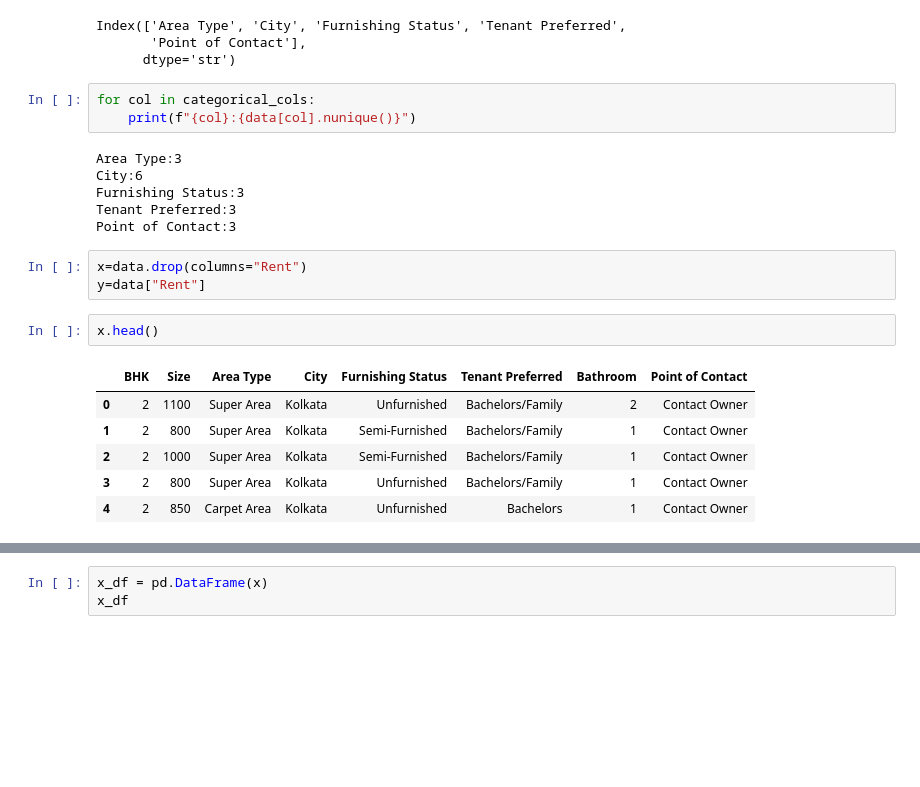
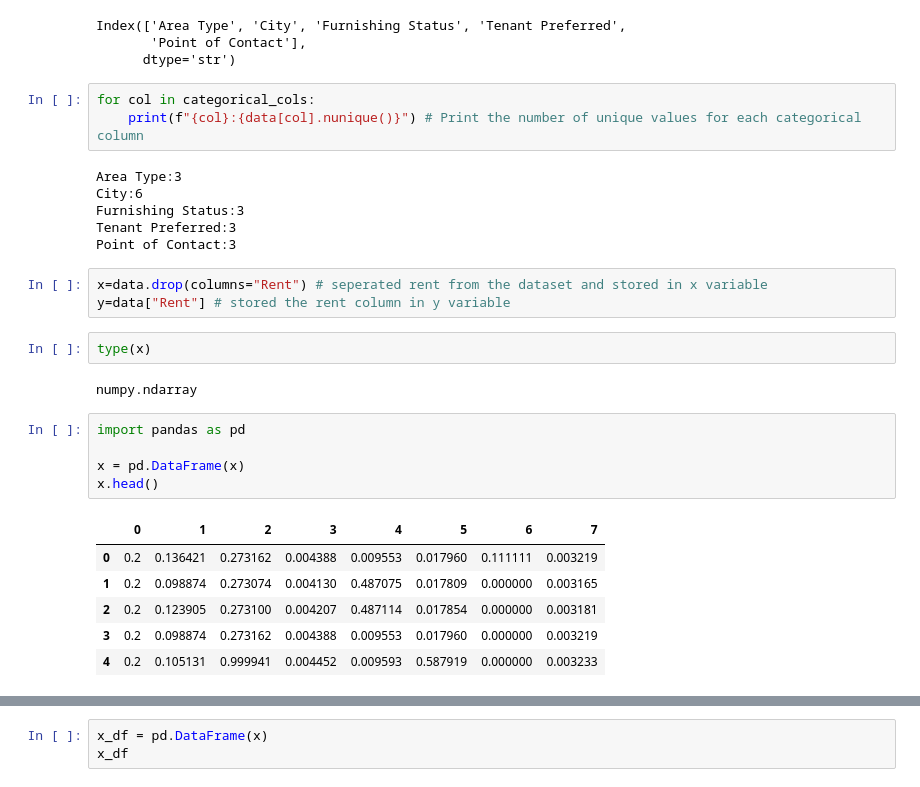
Before and after one commit to Diyagoyal08/AICW, a Jupyter notebook: Lab 21 House Rent Prediction In India by Scikit-Learn Library.ipynb, the cells around one changed output, grey strips where cells are left out. Drawn from its saved outputs; the diff is of its cells as text; blank space fills up the shorter version.

```diff
--- a/Lab 21 House Rent Prediction In India by Scikit-Learn Library.ipynb
+++ b/Lab 21 House Rent Prediction In India by Scikit-Learn Library.ipynb
@@ -270,7 +251,7 @@ Index(['Area Type', 'City', 'Furnishing Status', 'Tenant Preferred',
       dtype='str')
 # %%
 for col in categorical_cols:
-    print(f"{col}:{data[col].nunique()}")
+    print(f"{col}:{data[col].nunique()}") # Print the number of unique values for each categorical column
 # %% [output]
 Area Type:3
 City:6
@@ -278,16 +259,23 @@ Furnishing Status:3
 Tenant Preferred:3
 Point of Contact:3
 # %%
-x=data.drop(columns="Rent")
-y=data["Rent"]
+x=data.drop(columns="Rent") # seperated rent from the dataset and stored in x variable
+y=data["Rent"] # stored the rent column in y variable
+# %%
+type(x)
+# %% [output]
+numpy.ndarray
 # %%
+import pandas as pd
+
+x = pd.DataFrame(x)
 x.head()
 # %% [output]
-|  | BHK | Size | Area Type | City | Furnishing Status | Tenant Preferred | Bathroom | Point of Contact |
-| 0 | 2 | 1100 | Super Area | Kolkata | Unfurnished | Bachelors/Family | 2 | Contact Owner |
-| 1 | 2 | 800 | Super Area | Kolkata | Semi-Furnished | Bachelors/Family | 1 | Contact Owner |
-| 2 | 2 | 1000 | Super Area | Kolkata | Semi-Furnished | Bachelors/Family | 1 | Contact Owner |
-| 3 | 2 | 800 | Super Area | Kolkata | Unfurnished | Bachelors/Family | 1 | Contact Owner |
-| 4 | 2 | 850 | Carpet Area | Kolkata | Unfurnished | Bachelors | 1 | Contact Owner |
+|  | 0 | 1 | 2 | 3 | 4 | 5 | 6 | 7 |
+| 0 | 0.2 | 0.136421 | 0.273162 | 0.004388 | 0.009553 | 0.017960 | 0.111111 | 0.003219 |
+| 1 | 0.2 | 0.098874 | 0.273074 | 0.004130 | 0.487075 | 0.017809 | 0.000000 | 0.003165 |
+| 2 | 0.2 | 0.123905 | 0.273100 | 0.004207 | 0.487114 | 0.017854 | 0.000000 | 0.003181 |
+| 3 | 0.2 | 0.098874 | 0.273162 | 0.004388 | 0.009553 | 0.017960 | 0.000000 | 0.003219 |
+| 4 | 0.2 | 0.105131 | 0.999941 | 0.004452 | 0.009593 | 0.587919 | 0.000000 | 0.003233 |
 # %%
 encoder = ce.LeaveOneOutEncoder(return_df=True)
```
Also changed, not shown: parts of 12 cells of this notebook, 26 other files.
